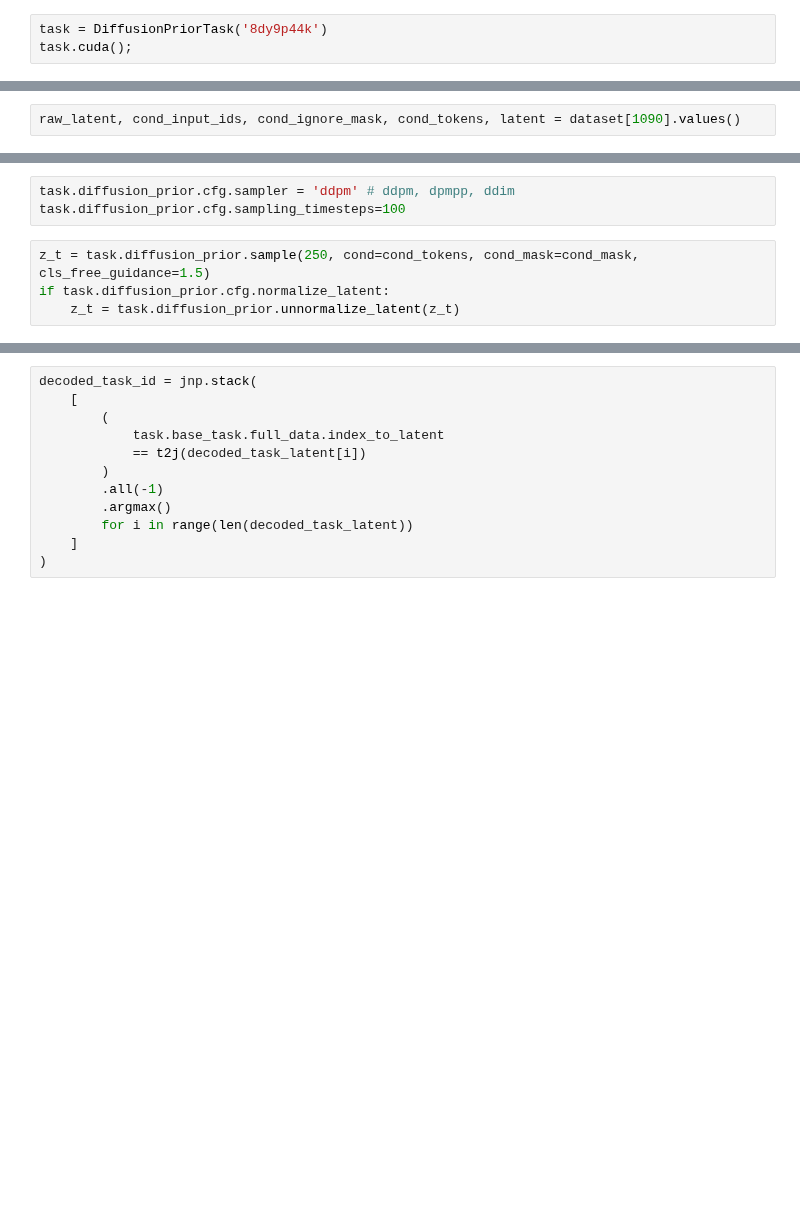
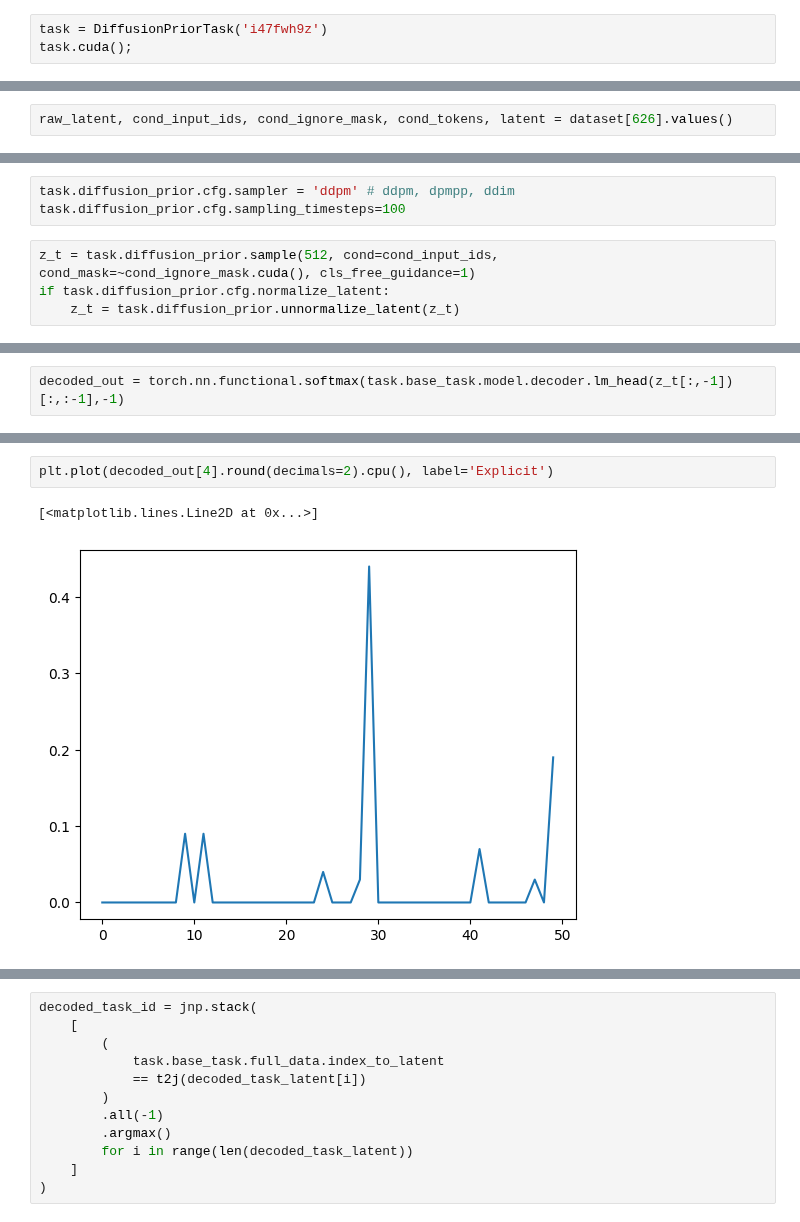
Before and after one commit to leogagnon/latent_control, a Jupyter notebook: notebooks/diffusion.ipynb, the cells around one changed output, grey strips where cells are left out. Cells and saved outputs as stored; diff of their text form; blank space fills up the shorter version.

```diff
--- a/notebooks/diffusion.ipynb
+++ b/notebooks/diffusion.ipynb
@@ -18,5 +15,5 @@ The autoreload extension is already loaded. To reload it, use:
 # %%
-task = DiffusionPriorTask('8dy9p44k')
+task = DiffusionPriorTask('i47fwh9z')
 task.cuda();
 # %% [output]
 Loaded dataset : (11288/1000)
@@ -34,2 +25,2 @@ NameError: name 'task' is not defined
 # %%
-raw_latent, cond_input_ids, cond_ignore_mask, cond_tokens, latent = dataset[1090].values()
+raw_latent, cond_input_ids, cond_ignore_mask, cond_tokens, latent = dataset[626].values()
@@ -40,6 +36,6 @@ cond_mask = torch.BoolTensor([True]*xd + [False]*(50-xd))[None].cuda()
 task.diffusion_prior.cfg.sampler = 'ddpm' # ddpm, dpmpp, ddim
 task.diffusion_prior.cfg.sampling_timesteps=100
 # %%
-z_t = task.diffusion_prior.sample(250, cond=cond_tokens, cond_mask=cond_mask, cls_free_guidance=1.5)
+z_t = task.diffusion_prior.sample(512, cond=cond_input_ids, cond_mask=~cond_ignore_mask.cuda(), cls_free_guidance=1)
 if task.diffusion_prior.cfg.normalize_latent:
     z_t = task.diffusion_prior.unnormalize_latent(z_t)
@@ -47,0 +52,2 @@ diff_dataset = task.train_data.dataset
+# %%
+decoded_out = torch.nn.functional.softmax(task.base_task.model.decoder.lm_head(z_t[:,-1])[:,:-1],-1)
@@ -47,0 +63,5 @@ diff_dataset = task.train_data.dataset
+# %%
+plt.plot(decoded_out[4].round(decimals=2).cpu(), label='Explicit')
+# %% [output]
+[<matplotlib.lines.Line2D at 0x...>]
+[figure, added]
```
Also changed, not shown: parts of 14 cells of this notebook, 16 other files.
